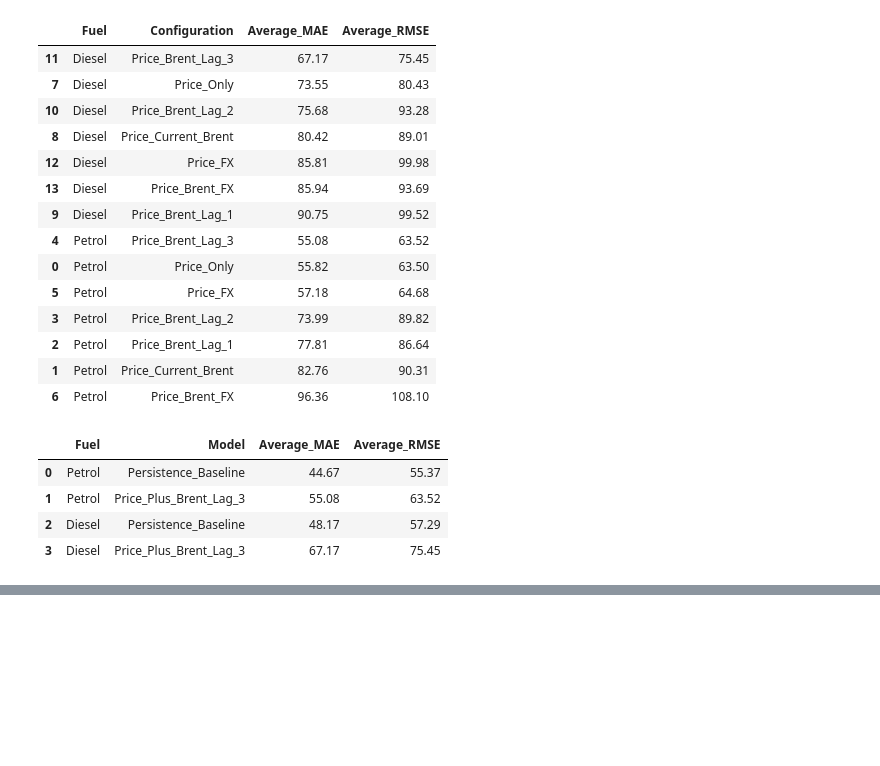
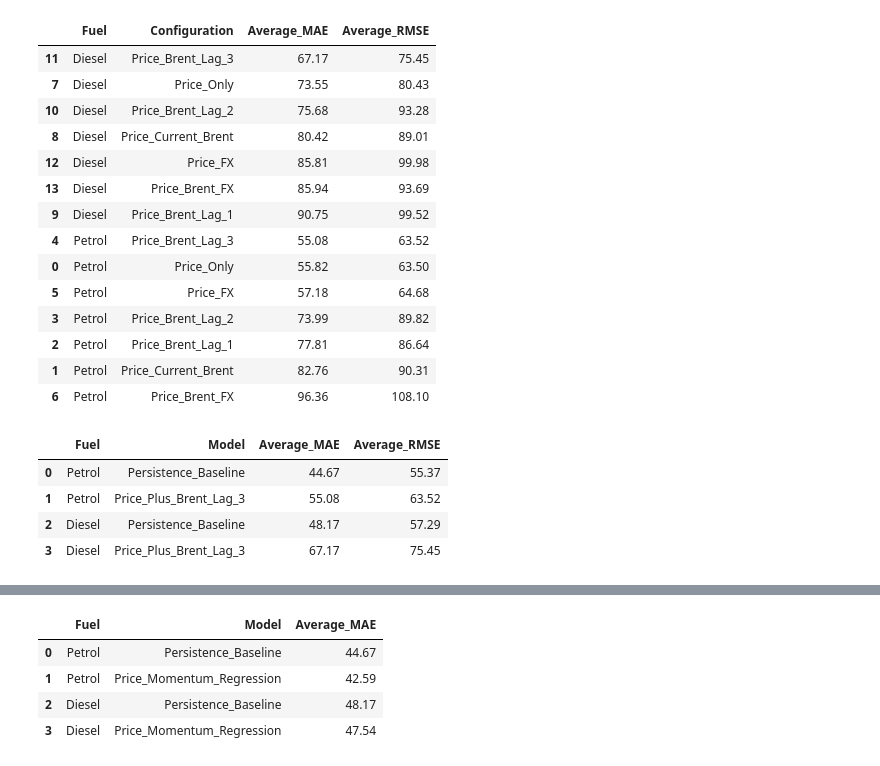
Before and after one commit to amon2100/kampala-fuel-price-predictor, a Jupyter notebook: notebooks/kampala-fuel-price-predictor.ipynb, the cells around one changed output, grey strips where cells are left out. Saved outputs shown, nothing was run; the diff lists cells and outputs as text; code cells hidden in the pictures; blank space fills up the shorter version.

```diff
--- a/notebooks/kampala-fuel-price-predictor.ipynb
+++ b/notebooks/kampala-fuel-price-predictor.ipynb
@@ -2973,0 +3135,89 @@ display(lag3_comparison_df.round(2))
+# %%
+momentum_results = []
+
+for fuel, X, y, price_column in [
+    ("Petrol", X_train_petrol, y_train_petrol,
+     "petrol_shs_per_litre"),
+
+    ("Diesel", X_train_diesel, y_train_diesel,
+     "diesel_shs_per_litre")
+]:
+
+    # Create a dataset containing current price
+    # and the previous month's price
+    momentum_df = pd.DataFrame({
+        "current_price": X[price_column].values,
+        "previous_price": X[price_column].shift(1).values,
+        "target": y.values
+    }).dropna()
+
+    X_momentum = momentum_df[
+        ["current_price", "previous_price"]
+    ]
+
+    y_momentum = momentum_df["target"]
+
+    fold_baseline_mae = []
+    fold_momentum_mae = []
+
+    for train_idx, val_idx in tscv.split(X_momentum):
+
+        X_fold_train = X_momentum.iloc[train_idx]
+        X_fold_val = X_momentum.iloc[val_idx]
+
+        y_fold_train = y_momentum.iloc[train_idx]
+        y_fold_val = y_momentum.iloc[val_idx]
+
+        # Persistence baseline
+        baseline_predictions = (
+            X_fold_val["current_price"].values
+        )
+
+        # Momentum regression
+        model = LinearRegression()
+
+        model.fit(
+            X_fold_train,
+            y_fold_train
+        )
+
+        momentum_predictions = model.predict(
+            X_fold_val
+        )
+
+        fold_baseline_mae.append(
+            mean_absolute_error(
+                y_fold_val,
+                baseline_predictions
+            )
+        )
+
+        fold_momentum_mae.append(
+            mean_absolute_error(
+                y_fold_val,
+                momentum_predictions
+            )
+        )
+
+    momentum_results.extend([
+        {
+            "Fuel": fuel,
+            "Model": "Persistence_Baseline",
+            "Average_MAE": np.mean(fold_baseline_mae)
+        },
+        {
+            "Fuel": fuel,
+            "Model": "Price_Momentum_Regression",
+            "Average_MAE": np.mean(fold_momentum_mae)
+        }
+    ])
+
+momentum_df_results = pd.DataFrame(momentum_results)
+
+display(momentum_df_results.round(2))
+# %% [output]
+|  | Fuel | Model | Average_MAE |
+| 0 | Petrol | Persistence_Baseline | 44.67 |
+| 1 | Petrol | Price_Momentum_Regression | 42.59 |
+| 2 | Diesel | Persistence_Baseline | 48.17 |
+| 3 | Diesel | Price_Momentum_Regression | 47.54 |
```
Also changed, not shown: parts of 11 cells of this notebook.
